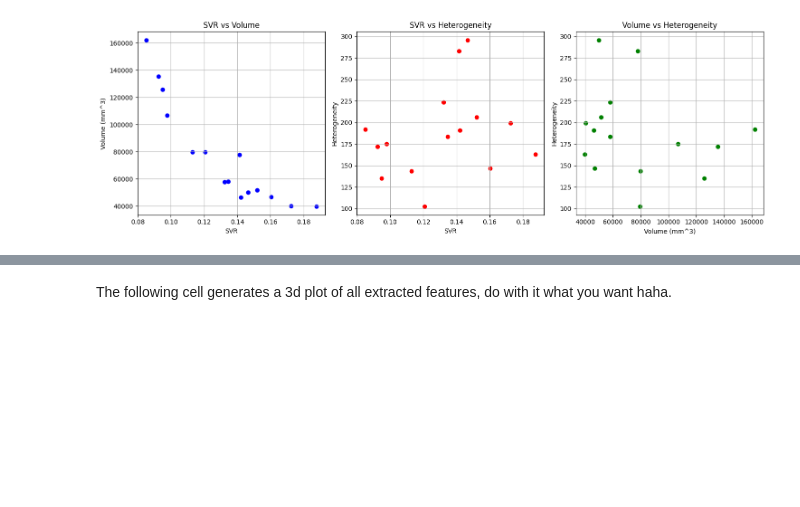
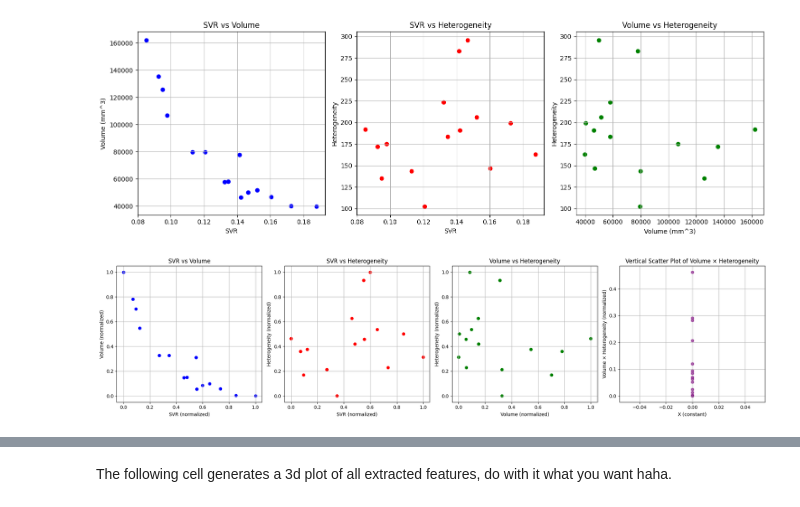
Before and after one commit to Marijndl/8DM20_Capita_Selecta, a Jupyter notebook: extractfeatures_implementation.ipynb, the cells around one changed output, grey strips where cells are left out. Cells and saved outputs as stored; diff of their text form; code cells hidden in the pictures; blank space fills up the shorter version.

```diff
--- a/extractfeatures_implementation.ipynb
+++ b/extractfeatures_implementation.ipynb
@@ -59,3 +79,7 @@ The following cell generates 3 2d plots of all extracted features against each o
 obj.generate_2d_plots()
 # %% [output]
 [figure]
+# %%
+obj.generate_normalized_plots()
+# %% [output]
+[figure, added]
```
Also changed, not shown: parts of 5 cells of this notebook, 2 other files.
